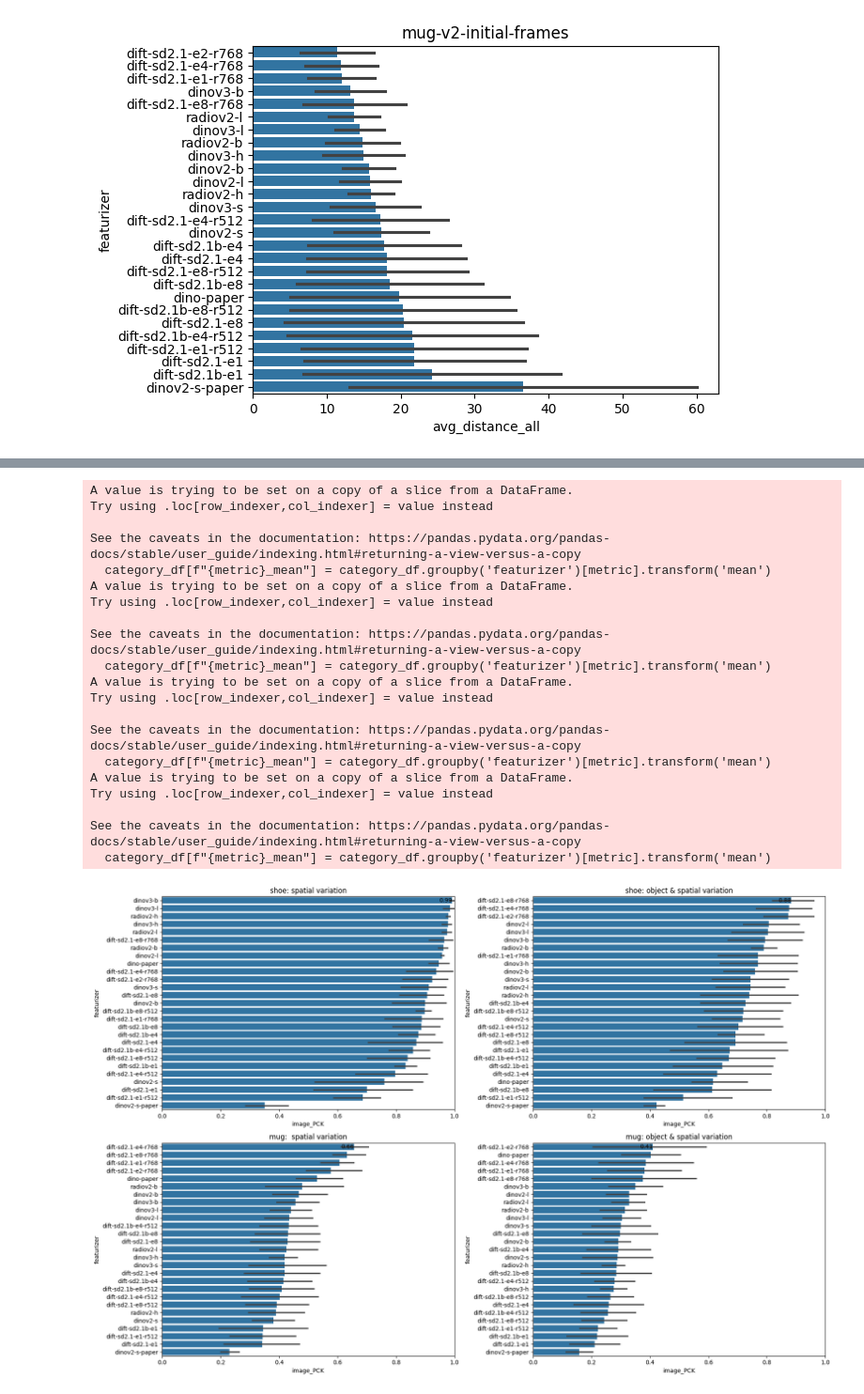
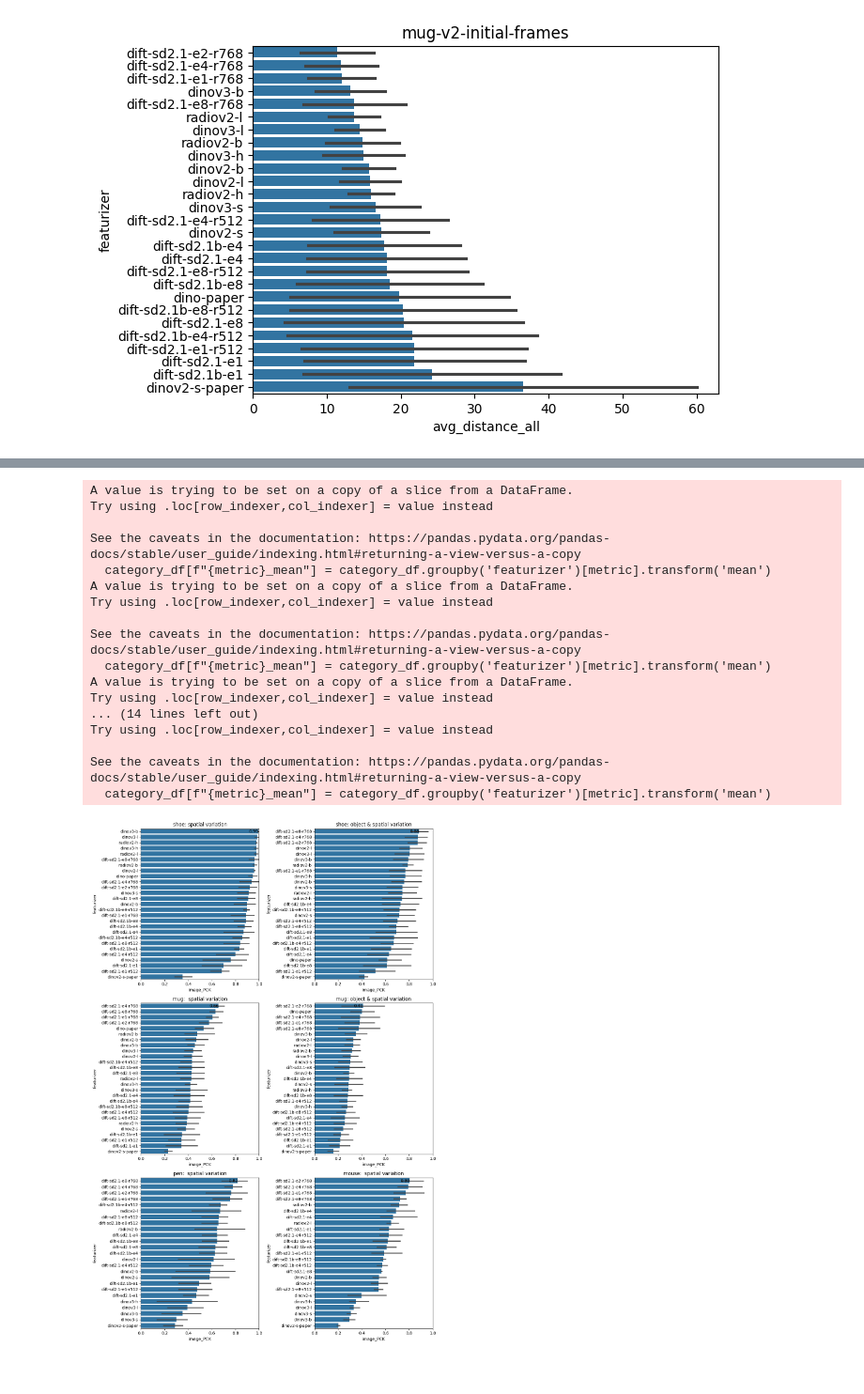
Before and after one commit to tlpss/few-shot-keypoints, a Jupyter notebook: scripts/datasets/kil/visualize_matching_results.ipynb, the cells around one changed output, grey strips where cells are left out. Shown at 94% size. Cells and saved outputs as stored; diff of their text form; code cells hidden in the pictures.

```diff
--- a/scripts/datasets/kil/visualize_matching_results.ipynb
+++ b/scripts/datasets/kil/visualize_matching_results.ipynb
@@ -104,6 +120,8 @@ categories = [
     "shoe-v3-initial-frames",
     "mug-v3-initial-frames",
     "mug-v2-initial-frames",
+    "pen-v1-initial-frames",
+    "mouse-v1-initial-frames",
 
 ]
 
@@ -112,10 +130,12 @@ category_to_title_mapping = {
     "shoe-v3-initial-frames": "shoe: object & spatial variation",
     "mug-v2-initial-frames": "mug: object & spatial variation",
     "mug-v3-initial-frames": "mug:  spatial variation",
+    "pen-v1-initial-frames": "pen:  spatial variation",
+    "mouse-v1-initial-frames": "mouse:  spatial variation",
 }
-metrics = ["avg_distance_all"] * 4  # same metric for all, but easily generalizable
+metrics = ["avg_distance_all"] * 6  # same metric for all, but easily generalizable
 
-fig, axes = plt.subplots(2, 2, figsize=(18, 12))
+fig, axes = plt.subplots(3,2, figsize=(12, 18))
 axes = axes.flatten()
 
 for idx, (category, metric) in enumerate(zip(categories, metrics)):
@@ -165,6 +182,8 @@ categories = [
     "shoe-v3-initial-frames",
     "mug-v3-initial-frames",
     "mug-v2-initial-frames",
+    "pen-v1-initial-frames",
+    "mouse-v1-initial-frames",
 
 ]
 
@@ -173,10 +192,12 @@ category_to_title_mapping = {
     "shoe-v3-initial-frames": "shoe: object & spatial variation",
     "mug-v2-initial-frames": "mug: object & spatial variation",
     "mug-v3-initial-frames": "mug:  spatial variation",
+    "pen-v1-initial-frames": "pen:  spatial variation",
+    "mouse-v1-initial-frames": "mouse:  spatial variation",
 }
-metrics = ["image_PCK"] * 4  # same metric for all, but easily generalizable
+metrics = ["image_PCK"] * 6  # same metric for all, but easily generalizable
 
-fig, axes = plt.subplots(2, 2, figsize=(18, 12))
+fig, axes = plt.subplots(3,2, figsize=(12, 18))
 axes = axes.flatten()
 
 for idx, (category, metric) in enumerate(zip(categories, metrics)):
@@ -186,35 +207,32 @@ for idx, (category, metric) in enumerate(zip(categories, metrics)):
     category_df = category_df.sort_values(f"{metric}_mean", ascending=False)
     sns.barplot(y="featurizer", x=metric, data=category_df, orient="h", ax=axes[idx])
     axes[idx].set_title(f"{category_to_title_mapping[category]}")
     # xrange from 0 to 1
     axes[idx].set_xlim(0, 1)
 
         # add performance of best model
     best_model = category_df.iloc[0]['featurizer']
     best_model_performance = category_df.iloc[0][f"{metric}_mean"]
     axes[idx].text(best_model_performance, best_model, f"{best_model_performance:.2f}", ha='right', va='center')
 
 plt.tight_layout()
 plt.show()
 # %% [output]
 A value is trying to be set on a copy of a slice from a DataFrame.
 Try using .loc[row_indexer,col_indexer] = value instead
 
 See the caveats in the documentation: https://pandas.pydata.org/pandas-docs/stable/user_guide/indexing.html#returning-a-view-versus-a-copy
   category_df[f"{metric}_mean"] = category_df.groupby('featurizer')[metric].transform('mean')
 A value is trying to be set on a copy of a slice from a DataFrame.
 Try using .loc[row_indexer,col_indexer] = value instead
 
 See the caveats in the documentation: https://pandas.pydata.org/pandas-docs/stable/user_guide/indexing.html#returning-a-view-versus-a-copy
   category_df[f"{metric}_mean"] = category_df.groupby('featurizer')[metric].transform('mean')
 A value is trying to be set on a copy of a slice from a DataFrame.
 Try using .loc[row_indexer,col_indexer] = value instead
-
-See the caveats in the documentation: https://pandas.pydata.org/pandas-docs/stable/user_guide/indexing.html#returning-a-view-versus-a-copy
-  category_df[f"{metric}_mean"] = category_df.groupby('featurizer')[metric].transform('mean')
-A value is trying to be set on a copy of a slice from a DataFrame.
+... (14 lines left out)
 Try using .loc[row_indexer,col_indexer] = value instead
 
 See the caveats in the documentation: https://pandas.pydata.org/pandas-docs/stable/user_guide/indexing.html#returning-a-view-versus-a-copy
   category_df[f"{metric}_mean"] = category_df.groupby('featurizer')[metric].transform('mean')
-[figure, old version]
+[figure, new version]
```
Also changed, not shown: parts of 8 cells of this notebook, 4 other files.
